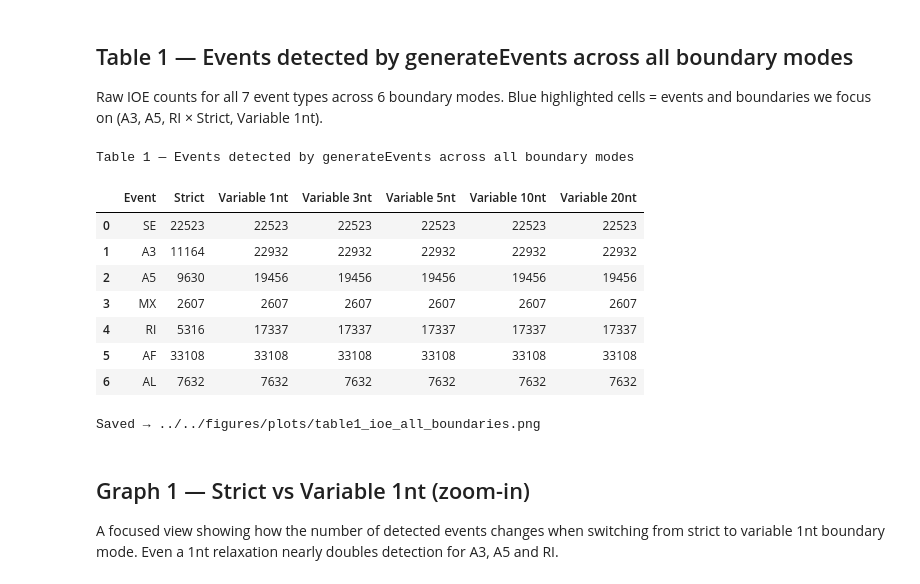
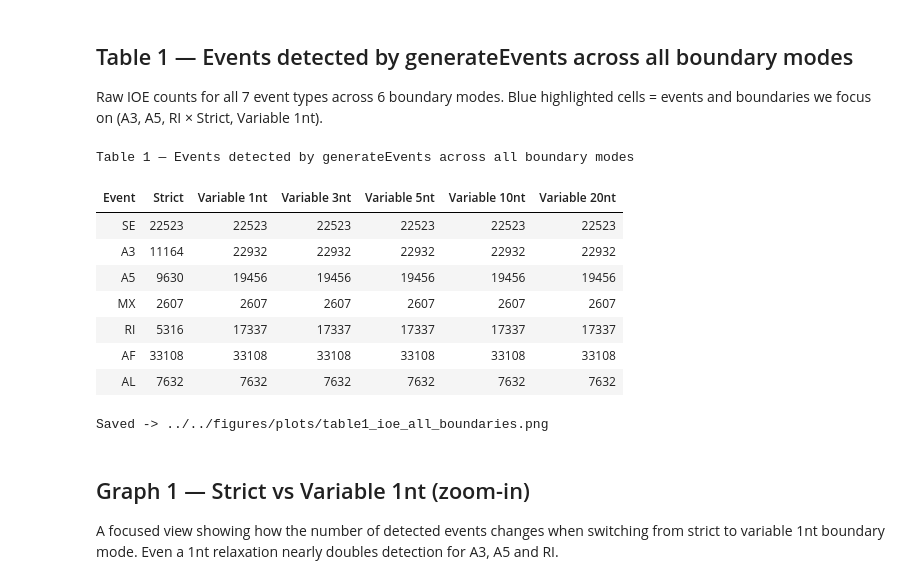
Before and after one commit to griceyrt/Internship, a Jupyter notebook: analysis/notebooks/02_barplots.ipynb, the cells around one changed output. Drawn from its saved outputs; the diff is of its cells as text; code cells hidden in the pictures.

```diff
--- a/analysis/notebooks/02_barplots.ipynb
+++ b/analysis/notebooks/02_barplots.ipynb
@@ -88,46 +97,37 @@ Blue highlighted cells = events and boundaries we focus on (A3, A5, RI × Strict
 # %%
 # All events detected by generateEvents across all boundary modes
 data_ioe_all = {
     "Event":        ["SE",   "A3",   "A5",   "MX",  "RI",   "AF",   "AL"],
     "Strict":       [22523, 11164,  9630,  2607,  5316, 33108,  7632],
     "Variable 1nt": [22523, 22932, 19456,  2607, 17337, 33108,  7632],
     "Variable 3nt": [22523, 22932, 19456,  2607, 17337, 33108,  7632],
     "Variable 5nt": [22523, 22932, 19456,  2607, 17337, 33108,  7632],
     "Variable 10nt":[22523, 22932, 19456,  2607, 17337, 33108,  7632],
     "Variable 20nt":[22523, 22932, 19456,  2607, 17337, 33108,  7632],
 }
 
 df_ioe_all = pd.DataFrame(data_ioe_all)
 
-def highlight_focus(df):
-    styles = pd.DataFrame("", index=df.index, columns=df.columns)
-    focus_rows = df["Event"].isin(["A3", "A5", "RI"])
-    focus_cols = ["Strict", "Variable 1nt"]
-    for col in focus_cols:
-        if col in df.columns:
-            styles.loc[focus_rows, col] = "color: #2196F3; font-weight: bold"
-    return styles
-
-display(df_ioe_all.style
+display(style_table(df_ioe_all)
     .apply(highlight_focus, axis=None)
     .set_caption("Table 1 — Events detected by generateEvents across all boundary modes"))
 
 export_table_png(
     df_ioe_all,
     "../../figures/plots/table1_ioe_all_boundaries.png",
     title="Table 1 — Events detected by generateEvents across all boundary modes"
 )
 # %% [output]
 Table 1 — Events detected by generateEvents across all boundary modes
-|  | Event | Strict | Variable 1nt | Variable 3nt | Variable 5nt | Variable 10nt | Variable 20nt |
-| 0 | SE | 22523 | 22523 | 22523 | 22523 | 22523 | 22523 |
-| 1 | A3 | 11164 | 22932 | 22932 | 22932 | 22932 | 22932 |
-| 2 | A5 | 9630 | 19456 | 19456 | 19456 | 19456 | 19456 |
-| 3 | MX | 2607 | 2607 | 2607 | 2607 | 2607 | 2607 |
-| 4 | RI | 5316 | 17337 | 17337 | 17337 | 17337 | 17337 |
-| 5 | AF | 33108 | 33108 | 33108 | 33108 | 33108 | 33108 |
-| 6 | AL | 7632 | 7632 | 7632 | 7632 | 7632 | 7632 |
+| Event | Strict | Variable 1nt | Variable 3nt | Variable 5nt | Variable 10nt | Variable 20nt |
+| SE | 22523 | 22523 | 22523 | 22523 | 22523 | 22523 |
+| A3 | 11164 | 22932 | 22932 | 22932 | 22932 | 22932 |
+| A5 | 9630 | 19456 | 19456 | 19456 | 19456 | 19456 |
+| MX | 2607 | 2607 | 2607 | 2607 | 2607 | 2607 |
+| RI | 5316 | 17337 | 17337 | 17337 | 17337 | 17337 |
+| AF | 33108 | 33108 | 33108 | 33108 | 33108 | 33108 |
+| AL | 7632 | 7632 | 7632 | 7632 | 7632 | 7632 |
-Saved → ../../figures/plots/table1_ioe_all_boundaries.png
+Saved -> ../../figures/plots/table1_ioe_all_boundaries.png
 # %% [markdown]
 ## Graph 1 — Strict vs Variable 1nt (zoom-in)
 
```
Also changed, not shown: parts of 1 cell of this notebook, 10 other files.
